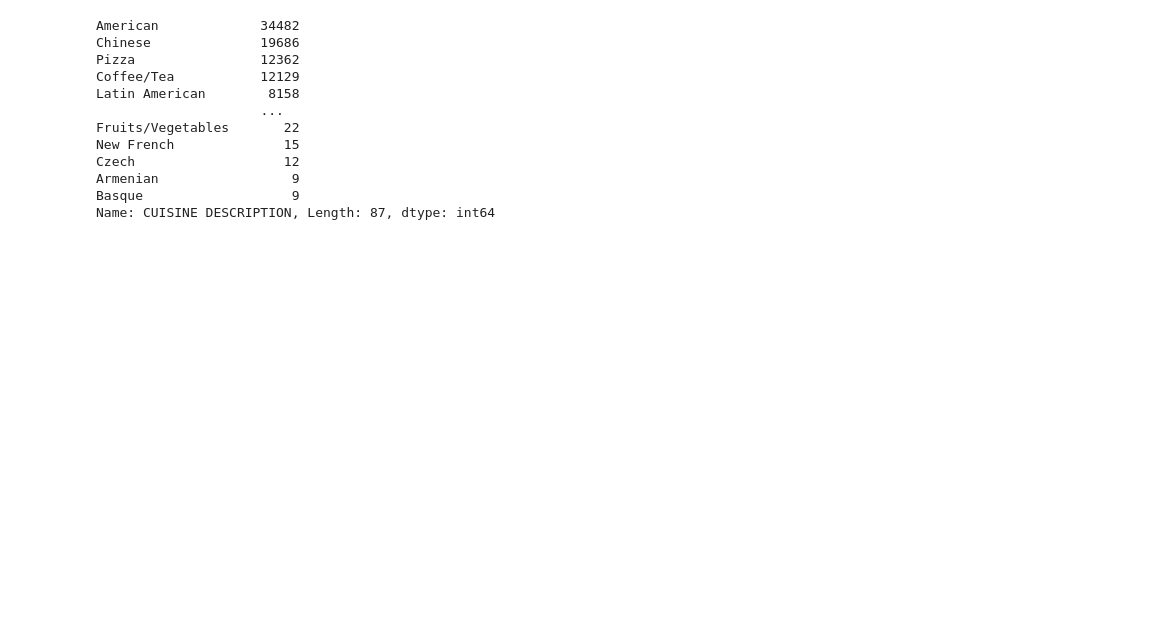
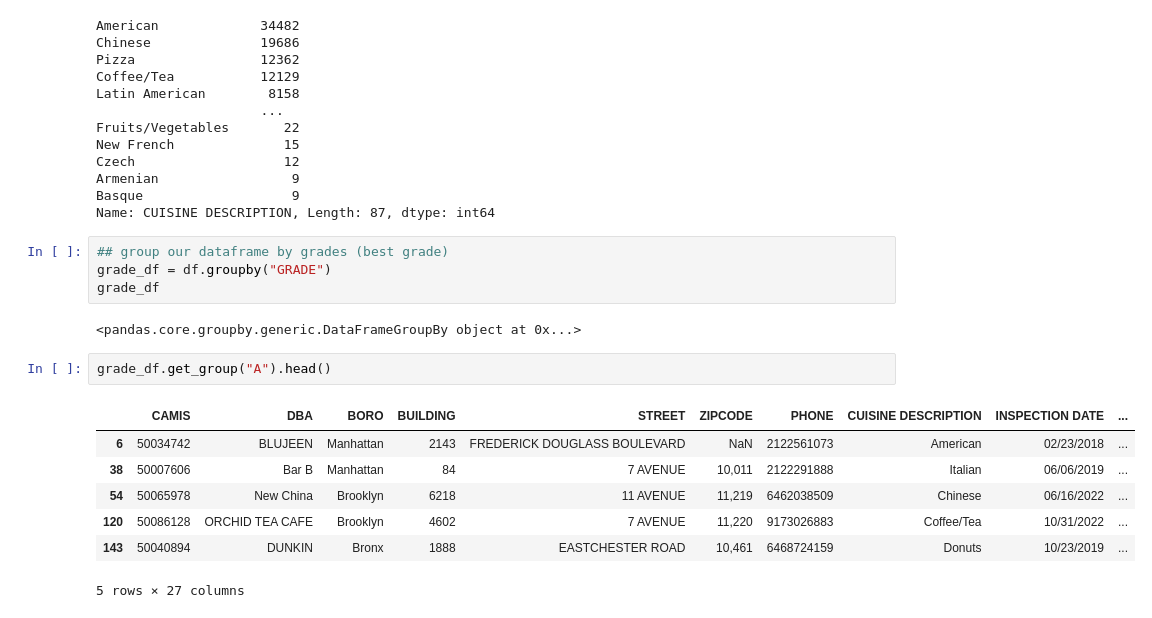
Before and after one commit to arubybonilla/2023-nyc-restaurant-grades, a Jupyter notebook: 2023-nyc-restaurant-inspection-grades-analysis.ipynb, the cells around one changed output. Cells and saved outputs as stored; diff of their text form; blank space fills up the shorter version.

```diff
--- a/2023-nyc-restaurant-inspection-grades-analysis.ipynb
+++ b/2023-nyc-restaurant-inspection-grades-analysis.ipynb
@@ -550,3 +550,19 @@ Czech                   12
 Armenian                 9
 Basque                   9
 Name: CUISINE DESCRIPTION, Length: 87, dtype: int64
+# %%
+## group our dataframe by grades (best grade)
+grade_df = df.groupby("GRADE")
+grade_df
+# %% [output]
+<pandas.core.groupby.generic.DataFrameGroupBy object at 0x...>
+# %%
+grade_df.get_group("A").head()
+# %% [output]
+|  | CAMIS | DBA | BORO | BUILDING | STREET | ZIPCODE | PHONE | CUISINE DESCRIPTION | INSPECTION DATE | ... |
+| 6 | 50034742 | BLUJEEN | Manhattan | 2143 | FREDERICK DOUGLASS BOULEVARD | NaN | 2122561073 | American | 02/23/2018 | ... |
+| 38 | 50007606 | Bar B | Manhattan | 84 | 7 AVENUE | 10,011 | 2122291888 | Italian | 06/06/2019 | ... |
+| 54 | 50065978 | New China | Brooklyn | 6218 | 11 AVENUE | 11,219 | 6462038509 | Chinese | 06/16/2022 | ... |
+| 120 | 50086128 | ORCHID TEA CAFE | Brooklyn | 4602 | 7 AVENUE | 11,220 | 9173026883 | Coffee/Tea | 10/31/2022 | ... |
+| 143 | 50040894 | DUNKIN | Bronx | 1888 | EASTCHESTER ROAD | 10,461 | 6468724159 | Donuts | 10/23/2019 | ... |
+5 rows × 27 columns
```
Also changed, not shown: parts of 1 cell of this notebook.
